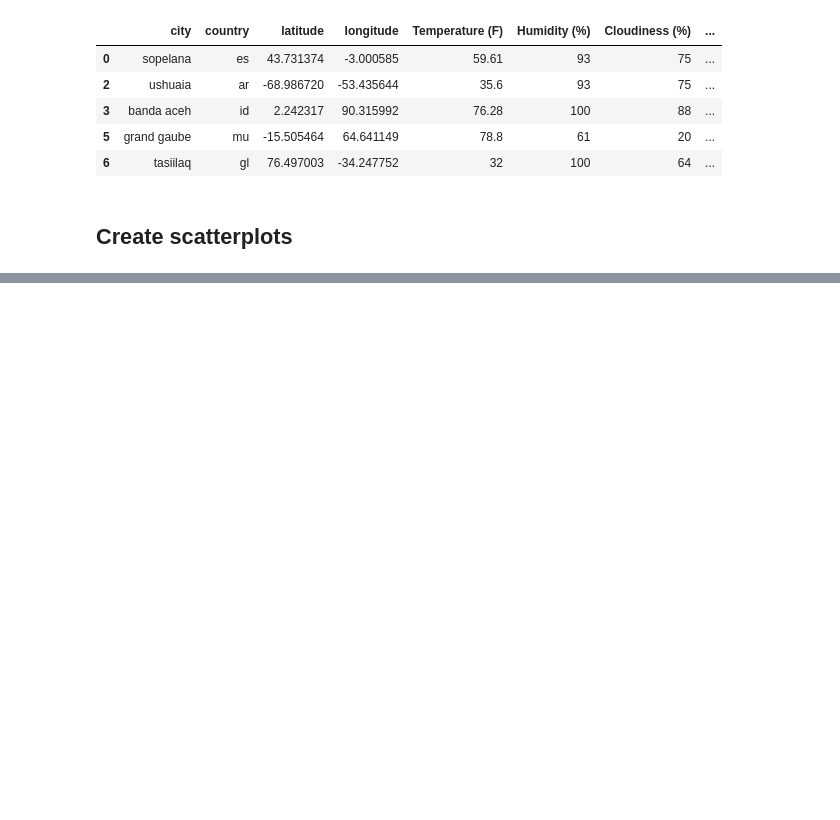
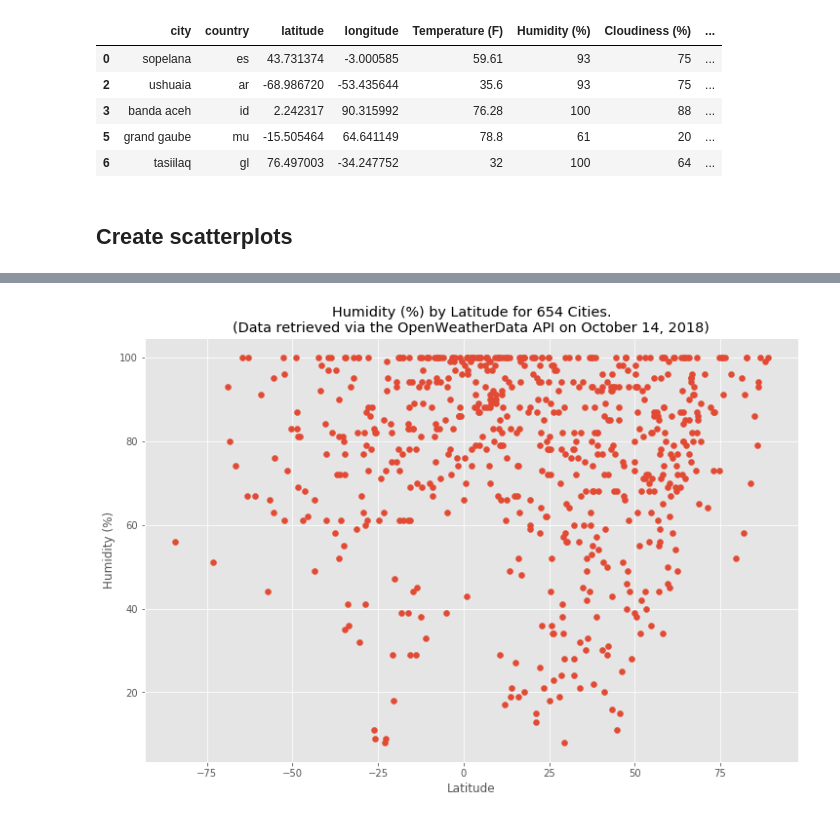
Before and after one commit to rochiecuevas/WeatherPy, a Jupyter notebook: WeatherPy.ipynb, the cells around one changed output, grey strips where cells are left out. Drawn from its saved outputs; the diff is of its cells as text; code cells hidden in the pictures; blank space fills up the shorter version.

Commit message:
plots complete

```diff
--- a/WeatherPy.ipynb
+++ b/WeatherPy.ipynb
@@ -197 +200,13 @@ Text(0.5,1,'Temperature (deg F) by Latitude for 654 Cities.\n(Data retrieved via
 [figure]
+# %%
+# Latitude vs Humidity
+plt.scatter(city_df2["latitude"], city_df2["Humidity (%)"])
+plt.xlabel("Latitude")
+plt.ylabel("Humidity (%)")
+plt.title("Humidity (%) by Latitude for 654 Cities.\n(Data retrieved via the OpenWeatherData API on October 14, 2018)")
+
+# Save image
+plt.savefig("Images/lat_hum.png")
+plt.show()
+# %% [output]
+[figure, added]
```
Also changed, not shown: parts of 10 cells of this notebook, 10 other files.
